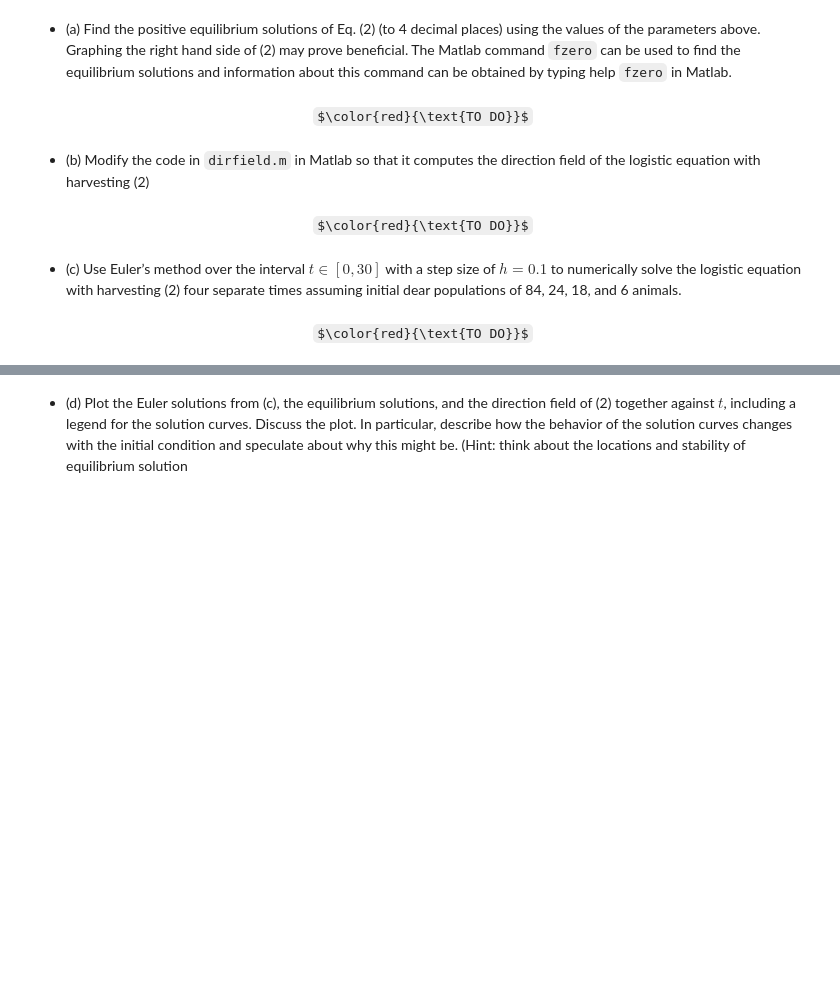
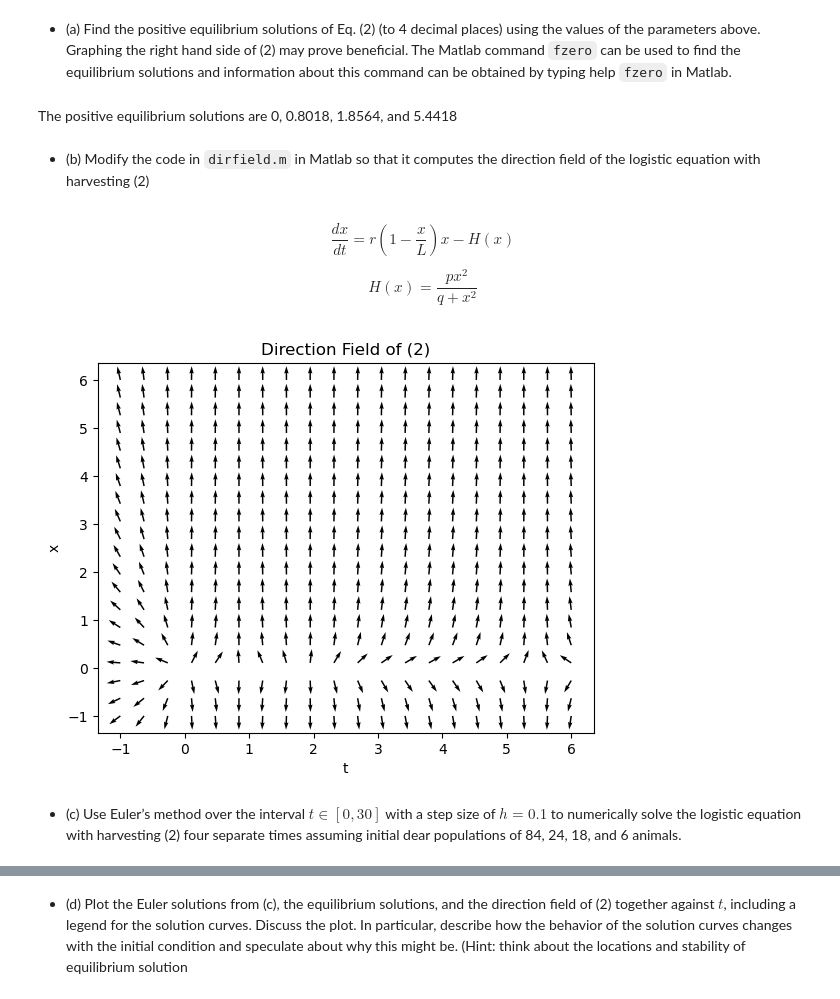
Before and after one commit to scottito/DiffEqProj1, a Jupyter notebook: Project1.ipynb, the cells around one changed output, grey strips where cells are left out. Saved outputs shown, nothing was run; the diff lists cells and outputs as text; code cells hidden in the pictures; some formulas as TeX source; blank space fills up the shorter version.

```diff
--- a/Project1.ipynb
+++ b/Project1.ipynb
@@ -271,12 +271,50 @@ If X being the number of deer is small, than the harvest of deer will be small.
 # %% [markdown]
 - (a) Find the positive equilibrium solutions of Eq. (2) (to 4 decimal places) using the values of the parameters above. Graphing the right hand side of (2) may prove beneficial. The Matlab command `fzero` can be used to find the equilibrium solutions and information about this command can be obtained by typing help `fzero` in Matlab.
 # %% [markdown]
-<center> $\color{red}{\text{TO DO}}$
+The positive equilibrium solutions are 0, 0.8018, 1.8564, and 5.4418
 # %% [markdown]
 - (b) Modify the code in `dirfield.m` in Matlab so that it computes the direction field of the logistic equation with harvesting (2)
-# %% [markdown]
-<center> $\color{red}{\text{TO DO}}$
+# %% [markdown]
+\begin{equation*}
+\frac{dx}{dt}=r\left(1-\frac{x}{L}\right) x - H(x)
+\label{eq:log_model} \tag{2}
+\end{equation*}
+
+\begin{equation*}
+H(x) = \frac{px^2}{q+x^2}
+\label{eq:harvest} \tag{3}
+\end{equation*}
+# %%
+# Harvesting function
+def H(x):
+    return (p*x**2)/(q+x**2)
+
+# Function for (2)
+def dxdt(x):
+    return r*(1-x/L)*x-H(x)
+
+# Constants
+r = 0.65
+L = 8.1
+p = 1.2
+q = 1
+
+# linspaces for graphing
+x = np.linspace(-1, 6, 20)
+t = np.linspace(-1, 6, 20)
+
+X, T = np.meshgrid(x,t)
+
+# Plot
+plt.quiver(X, T, dxdt(X)/np.sqrt(dxdt(X)**2+T**2), T/np.sqrt(dxdt(X)**2+T**2))
+
+# Make the plot pretty
+plt.title("Direction Field of (2)")
+plt.xlabel("t")
+plt.ylabel("x")
+
+plt.show()
+# %% [output]
+[figure, added]
 # %% [markdown]
 - (c) Use Euler’s method over the interval $t \in [0,30]$ with a step size of $h = 0.1$ to numerically solve the logistic equation with harvesting (2) four separate times assuming initial dear populations of 84, 24, 18, and 6 animals.
-# %% [markdown]
-<center> $\color{red}{\text{TO DO}}$
```
Also changed, not shown: parts of 4 cells of this notebook.
